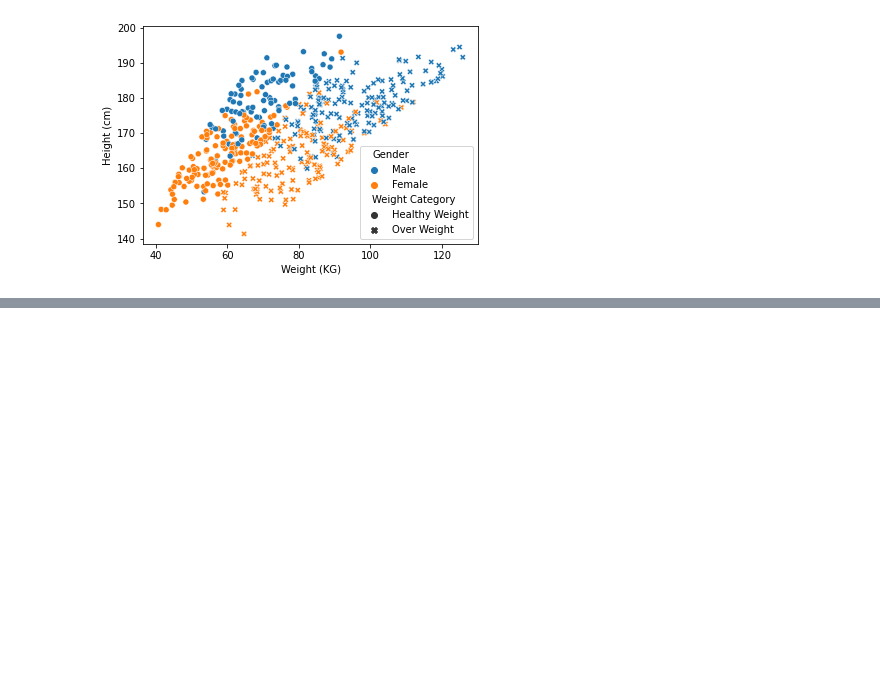
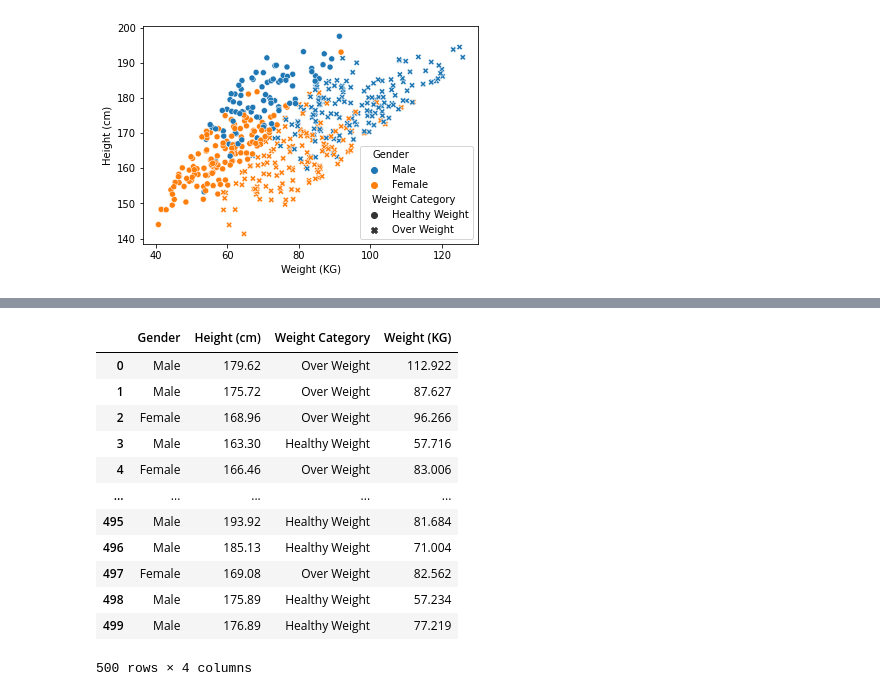
Before and after one commit to itskeithstudent/Programming-for-Data-Analysis-Project, a Jupyter notebook: Synthetic Data.ipynb, the cells around one changed output, grey strips where cells are left out. Cells and saved outputs as stored; diff of their text form; code cells hidden in the pictures; blank space fills up the shorter version.

```diff
--- a/Synthetic Data.ipynb
+++ b/Synthetic Data.ipynb
@@ -155,0 +196,16 @@ sns.scatterplot( x='Weight (KG)', y='Height (cm)', data=df, hue='Gender', style=
+# %%
+df[]
+# %% [output]
+|  | Gender | Height (cm) | Weight Category | Weight (KG) |
+| 0 | Male | 179.62 | Over Weight | 112.922 |
+| 1 | Male | 175.72 | Over Weight | 87.627 |
+| 2 | Female | 168.96 | Over Weight | 96.266 |
+| 3 | Male | 163.30 | Healthy Weight | 57.716 |
+| 4 | Female | 166.46 | Over Weight | 83.006 |
+| ... | ... | ... | ... | ... |
+| 495 | Male | 193.92 | Healthy Weight | 81.684 |
+| 496 | Male | 185.13 | Healthy Weight | 71.004 |
+| 497 | Female | 169.08 | Over Weight | 82.562 |
+| 498 | Male | 175.89 | Healthy Weight | 57.234 |
+| 499 | Male | 176.89 | Healthy Weight | 77.219 |
+500 rows × 4 columns
```
Also changed, not shown: parts of 3 cells of this notebook.
